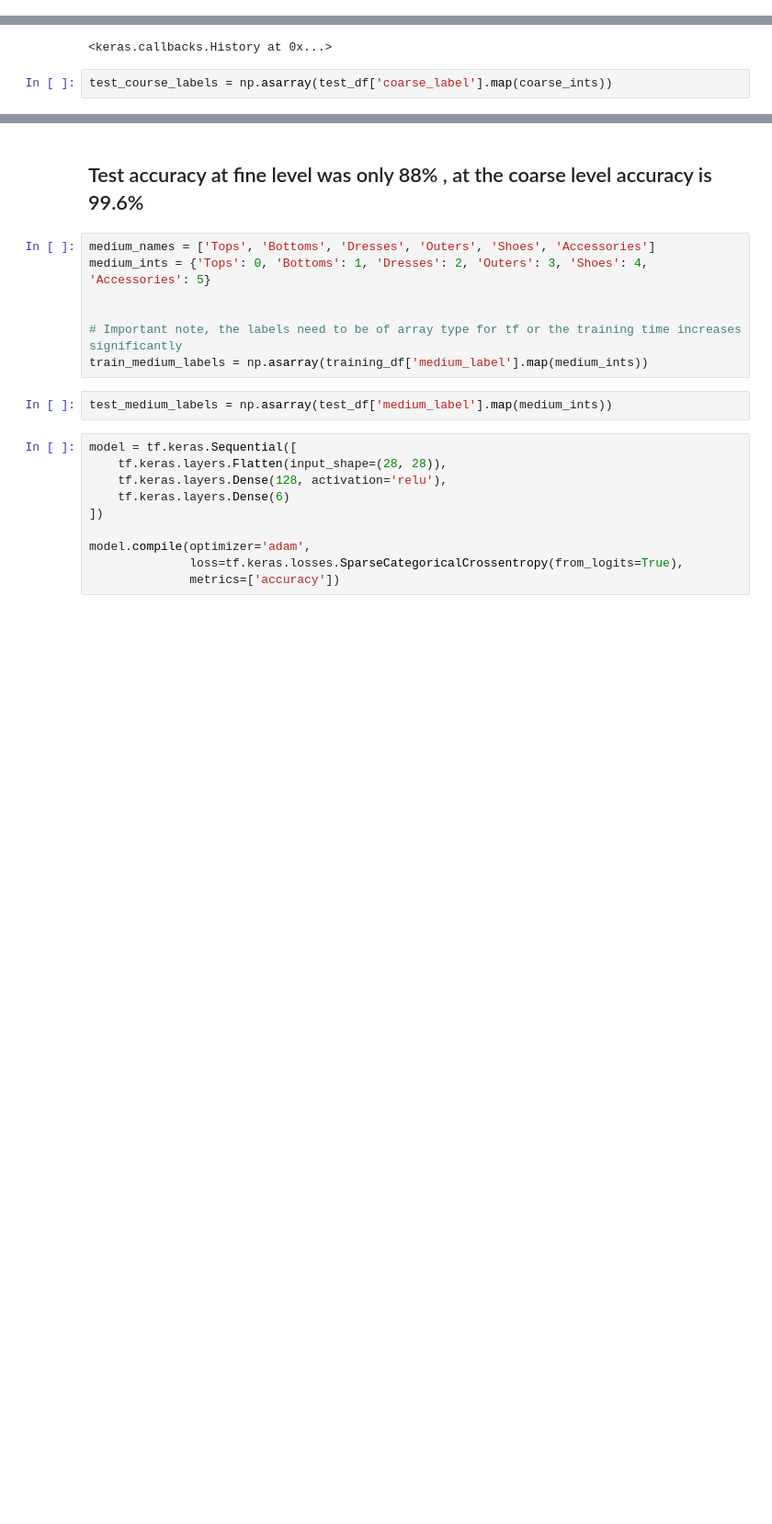
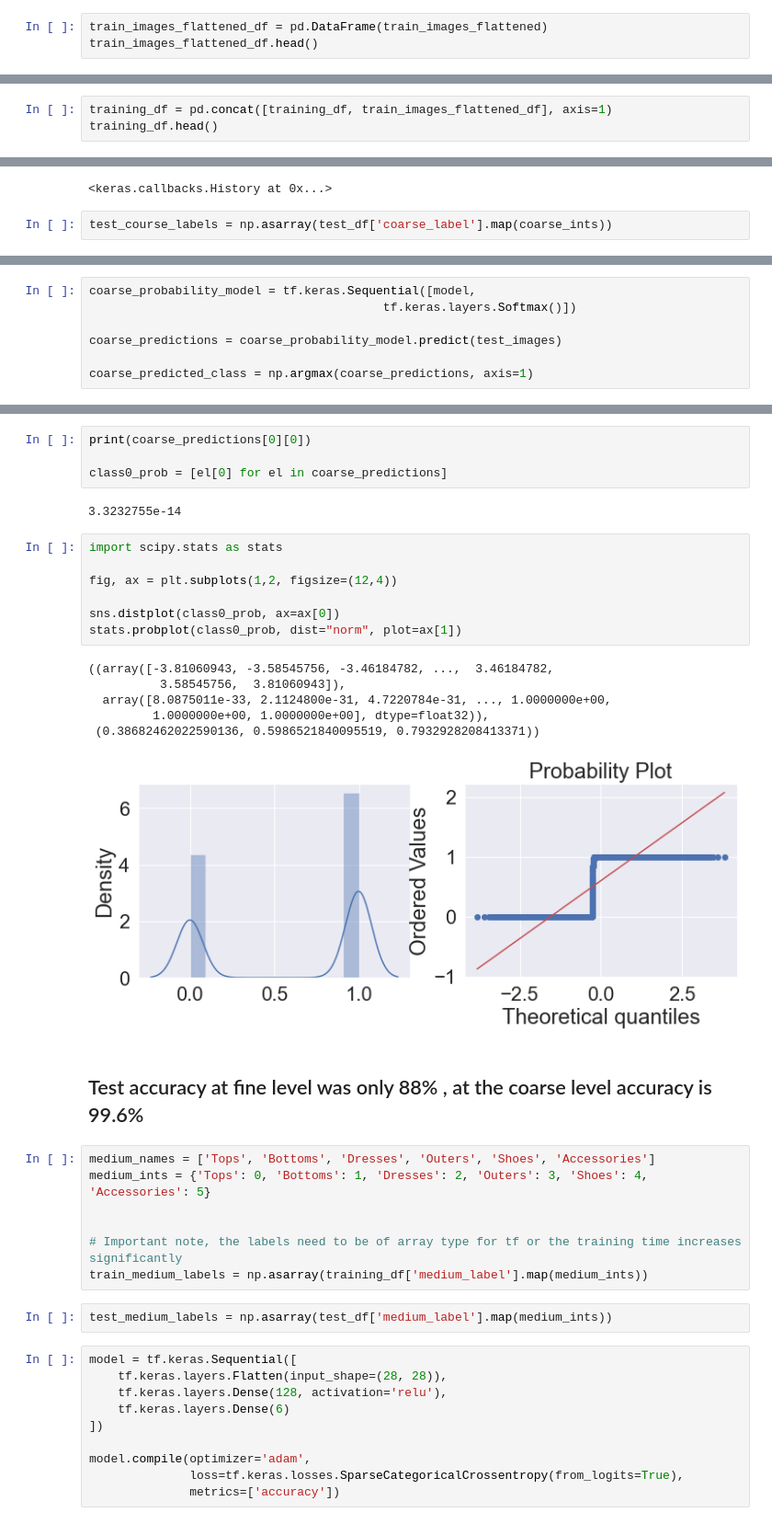
Before and after one commit to rickfontenot/HNN-Capstone, a Jupyter notebook: code/EDA_Rick.ipynb, the cells around one changed output, grey strips where cells are left out. Shown at 92% size. Cells and saved outputs as stored; diff of their text form; blank space fills up the shorter version.

```diff
--- a/code/EDA_Rick.ipynb
+++ b/code/EDA_Rick.ipynb
@@ -469,0 +523,3 @@ Name: coarse_label, dtype: int64
+# %%
+train_images_flattened_df = pd.DataFrame(train_images_flattened)
+train_images_flattened_df.head()
@@ -469,0 +534,3 @@ Name: coarse_label, dtype: int64
+# %%
+training_df = pd.concat([training_df, train_images_flattened_df], axis=1)
+training_df.head()
@@ -575,2 +724,9 @@ print('\nTest accuracy:', test_acc)
 
 Test accuracy: 0.9956000447273254
+# %%
+coarse_probability_model = tf.keras.Sequential([model,
+                                         tf.keras.layers.Softmax()])
+
+coarse_predictions = coarse_probability_model.predict(test_images)
+
+coarse_predicted_class = np.argmax(coarse_predictions, axis=1)
@@ -577,3 +735,23 @@ Test accuracy: 0.9956000447273254
+# %%
+print(coarse_predictions[0][0])
+
+class0_prob = [el[0] for el in coarse_predictions]
+# %% [output]
+3.3232755e-14
+# %%
+import scipy.stats as stats
+
+fig, ax = plt.subplots(1,2, figsize=(12,4))
+
+sns.distplot(class0_prob, ax=ax[0])
+stats.probplot(class0_prob, dist="norm", plot=ax[1])
+# %% [output]
+((array([-3.81060943, -3.58545756, -3.46184782, ...,  3.46184782,
+          3.58545756,  3.81060943]),
+  array([8.0875011e-33, 2.1124800e-31, 4.7220784e-31, ..., 1.0000000e+00,
+         1.0000000e+00, 1.0000000e+00], dtype=float32)),
+ (0.38682462022590136, 0.5986521840095519, 0.7932928208413371))
+[figure, added]
 # %% [markdown]
 ## Test accuracy at fine level was only 88% , at the coarse level accuracy is 99.6%
 # %%
```
Also changed, not shown: parts of 47 cells of this notebook.
